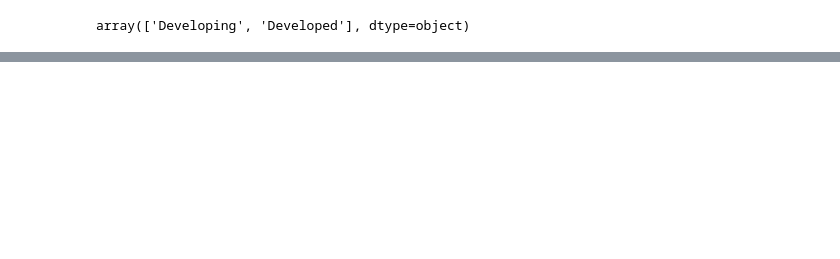
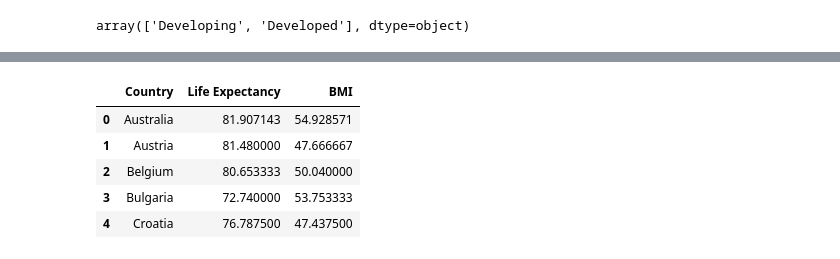
Before and after one commit to shechter430/project_one, a Jupyter notebook: shondeen_analyzations.ipynb, the cells around one changed output, grey strips where cells are left out. Saved outputs shown, nothing was run; the diff lists cells and outputs as text; code cells hidden in the pictures; blank space fills up the shorter version.

```diff
--- a/shondeen_analyzations.ipynb
+++ b/shondeen_analyzations.ipynb
@@ -64,0 +90,12 @@ KeyError: 'Column not found: Life Expectancy'
+# %%
+mean_life_expectancy_bmi_developed = developed_countries.groupby(['Country'], as_index = False).agg({"Life Expectancy" : np.mean,
+                                                                                                 "BMI" : np.mean})
+
+mean_life_expectancy_bmi_developed.head()
+# %% [output]
+|  | Country | Life Expectancy | BMI |
+| 0 | Australia | 81.907143 | 54.928571 |
+| 1 | Austria | 81.480000 | 47.666667 |
+| 2 | Belgium | 80.653333 | 50.040000 |
+| 3 | Bulgaria | 72.740000 | 53.753333 |
+| 4 | Croatia | 76.787500 | 47.437500 |
```
Also changed, not shown: parts of 8 cells of this notebook.
